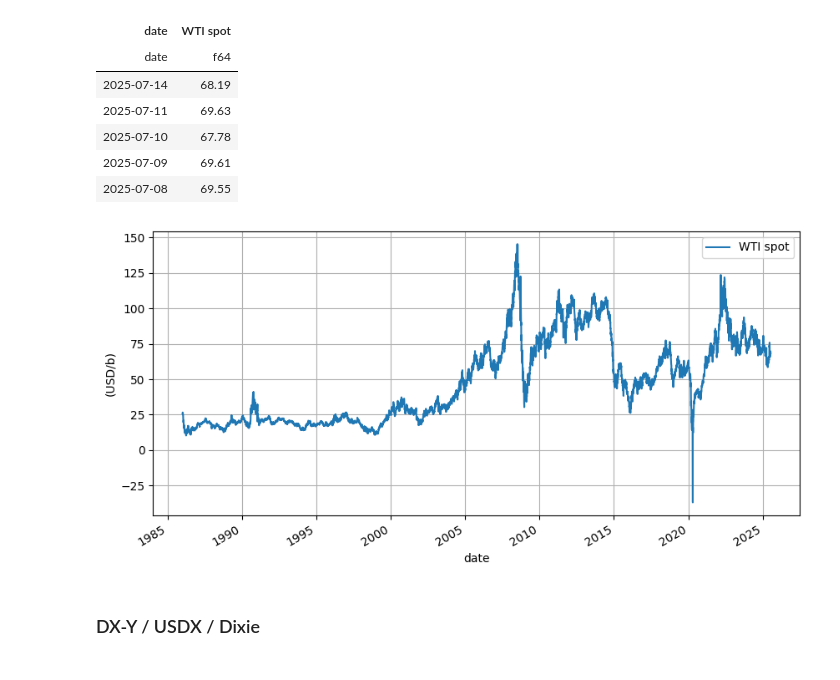
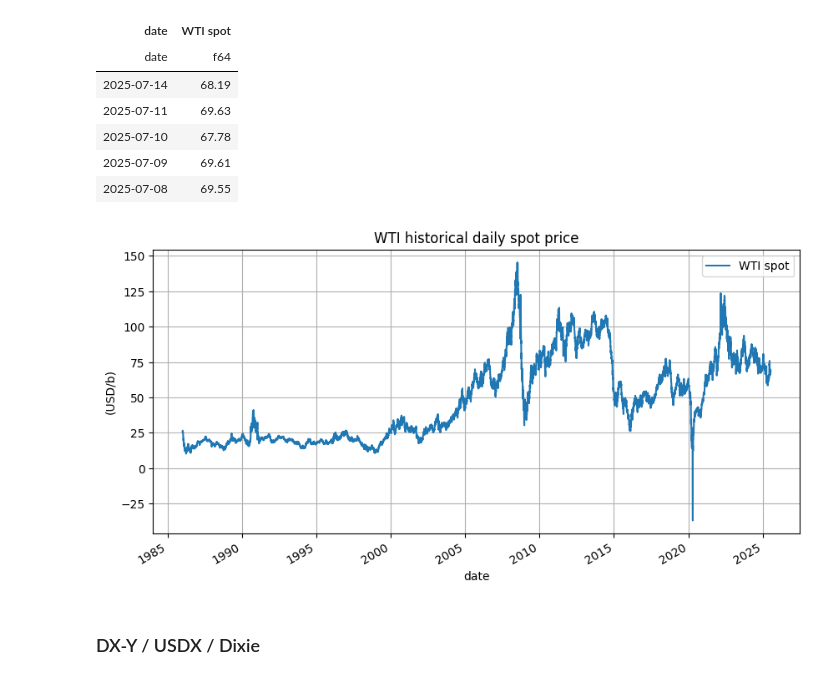
Before and after one commit to chataignault/irbackend, a Jupyter notebook: notebooks/WTI_DXY_correlation.ipynb, the cells around one changed output. Cells and saved outputs as stored; diff of their text form; code cells hidden in the pictures.

```diff
--- a/notebooks/WTI_DXY_correlation.ipynb
+++ b/notebooks/WTI_DXY_correlation.ipynb
@@ -67,10 +69,7 @@ wti = (
     pl.scan_csv(commo_folder / "Cushing_OK_WTI_Spot_Price_FOB.csv", skip_rows=4)
     .with_columns(pl.col("Day").str.to_date("%m/%d/%Y"))
     .rename(
-        {
-            "Cushing OK WTI Spot Price FOB  Dollars per Barrel": "WTI spot",
-            "Day": "date"
-        }
+        {"Cushing OK WTI Spot Price FOB  Dollars per Barrel": "WTI spot", "Day": "date"}
     )
 )
 wti.head().collect()
@@ -86,12 +85,17 @@ shape: (5, 2)
 # %%
 _ = (
     wti.collect()
     .to_pandas()
     .set_index("date")
-    .plot(figsize=(10, 5), grid=True, ylabel="(USD/b)")
+    .plot(
+        figsize=(10, 5),
+        grid=True,
+        ylabel="(USD/b)",
+        title="WTI historical daily spot price",
+    )
 )
 # %% [output]
-[figure, old version]
+[figure, new version]
 # %% [markdown]
 ### DX-Y / USDX / Dixie
 # %%
```
Also changed, not shown: parts of 13 cells of this notebook.
